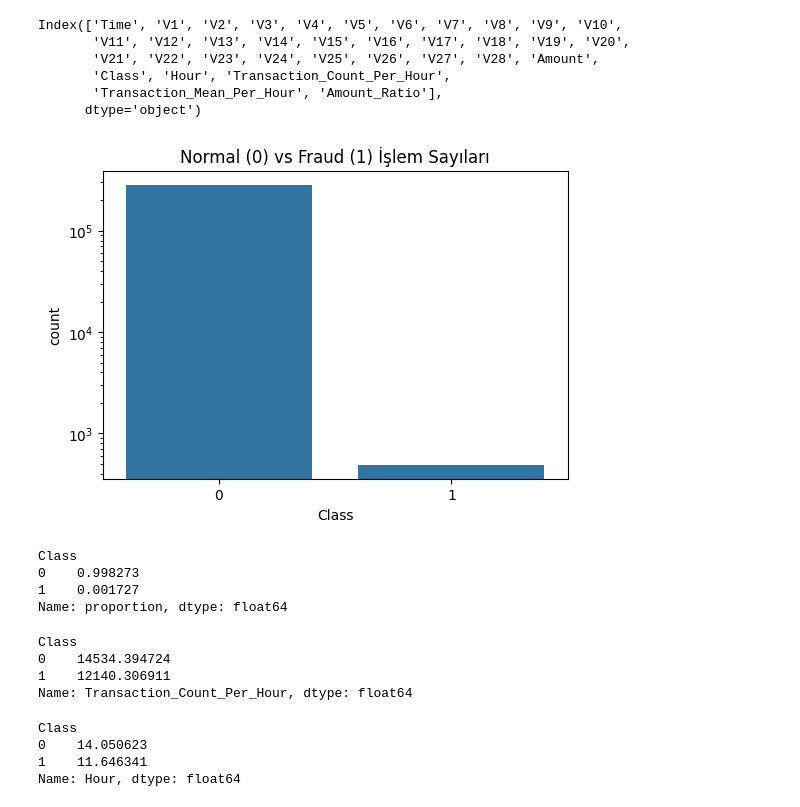
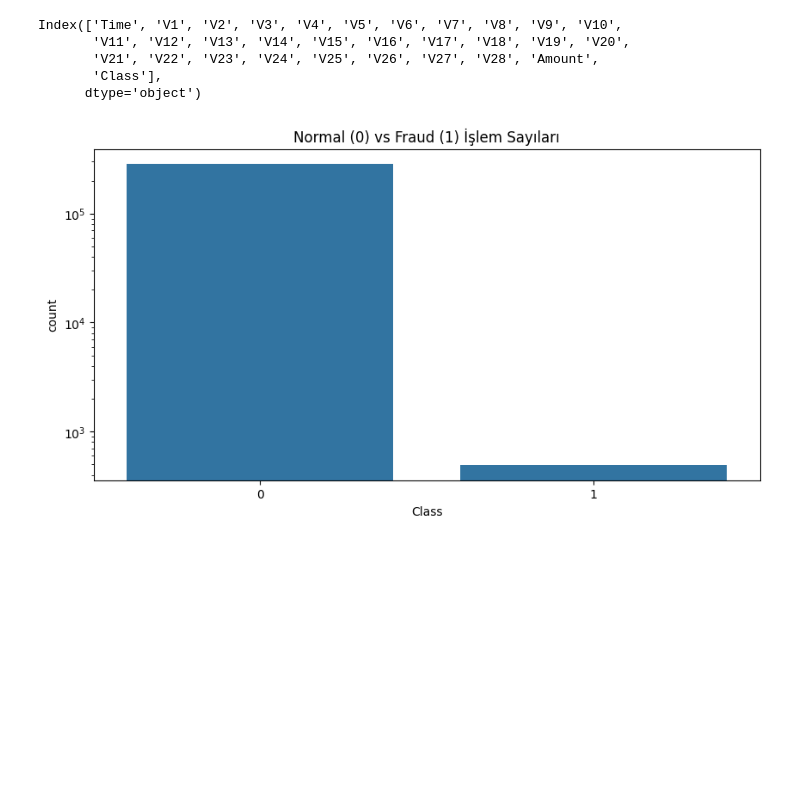
Before and after one commit to hagseng/fraud-detection-bootcamp, a Jupyter notebook: notebooks/01_EDA.ipynb, the cells around one changed output. Saved outputs shown, nothing was run; the diff lists cells and outputs as text; code cells hidden in the pictures; blank space fills up the shorter version.

```diff
--- a/notebooks/01_EDA.ipynb
+++ b/notebooks/01_EDA.ipynb
@@ -4,43 +12,21 @@ import pandas as pd
 import seaborn as sns
 import matplotlib.pyplot as plt
 # %%
-df = pd.read_csv('../data/processed_data.csv')
+df = pd.read_csv('../data/raw/creditcard.csv')
 # %%
 print(df.columns)
 # %% [output]
 Index(['Time', 'V1', 'V2', 'V3', 'V4', 'V5', 'V6', 'V7', 'V8', 'V9', 'V10',
        'V11', 'V12', 'V13', 'V14', 'V15', 'V16', 'V17', 'V18', 'V19', 'V20',
        'V21', 'V22', 'V23', 'V24', 'V25', 'V26', 'V27', 'V28', 'Amount',
-       'Class', 'Hour', 'Transaction_Count_Per_Hour',
-       'Transaction_Mean_Per_Hour', 'Amount_Ratio'],
+       'Class'],
       dtype='object')
 # %%
-plt.figure(figsize=(6,4))
+plt.figure(figsize=(10,5))
 sns.countplot(x='Class', data=df)
 plt.title('Normal (0) vs Fraud (1) İşlem Sayıları')
 plt.yscale('log')
 plt.show()
 # %% [output]
-[figure, old version]
+[figure, new version]
-# %%
-print(df['Class'].value_counts(normalize=True))
-# %% [output]
-Class
-0    0.998273
-1    0.001727
-Name: proportion, dtype: float64
-# %%
-print(df.groupby('Class')['Transaction_Count_Per_Hour'].mean())
-# %% [output]
-Class
-0    14534.394724
-1    12140.306911
-Name: Transaction_Count_Per_Hour, dtype: float64
-# %%
-print(df.groupby('Class')['Hour'].mean())
-# %% [output]
-Class
-0    14.050623
-1    11.646341
-Name: Hour, dtype: float64
 # %%
```
Also changed, not shown: parts of 7 cells of this notebook, 8 other files.
